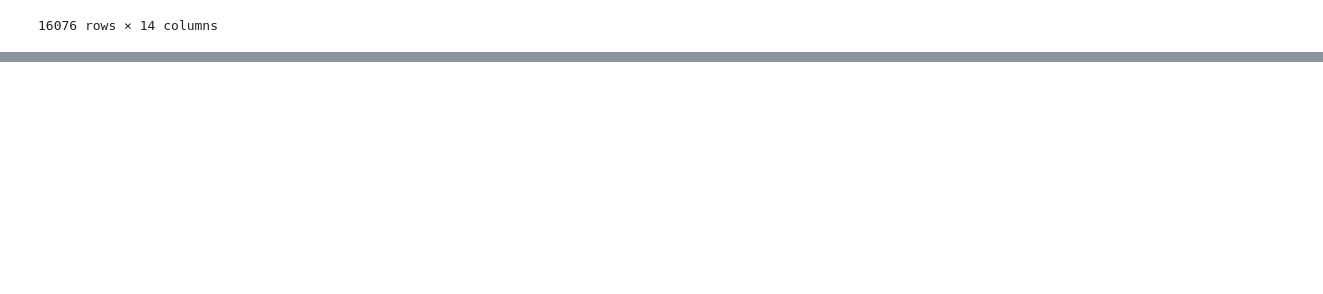
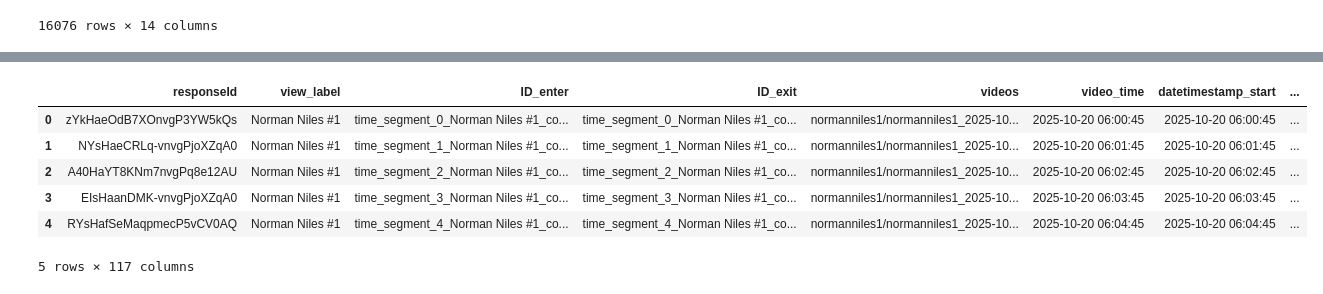
Before and after one commit to jasonosaj96/zindi_barbados_traffic_challenge, a Jupyter notebook: data_challenge/exploration.ipynb, the cells around one changed output, grey strips where cells are left out. Saved outputs shown, nothing was run; the diff lists cells and outputs as text; code cells hidden in the pictures; blank space fills up the shorter version.

```diff
--- a/data_challenge/exploration.ipynb
+++ b/data_challenge/exploration.ipynb
@@ -145,0 +51,9 @@ merged_df.columns.tolist()
+# %%
+# print each column and its top 10 unique values
+for column in merged_df.columns:
+    print(f"Column: {column}")
+    print(merged_df[column].value_counts().head(10).tolist())
+    print("\n")
+
+# parse the datetime column to datetime object
+merged_df['datetime'] = pd.to_datetime(merged_df['datetime'])
@@ -192,10 +130,3 @@ def classify_time_period(dt):
         period = 'night'
 
     return day_night, period, sunrise, sunset
-
-# Test with a sample datetime
-test_date = datetime(2025, 10, 20, 14, 30)
-day_night, period, sunrise, sunset = classify_time_period(test_date)
-print(f"Test: {test_date}")
-print(f"Sunrise: {sunrise}, Sunset: {sunset}")
-print(f"Day/Night: {day_night}, Period: {period}")
@@ -211,25 +133,27 @@ merged_df.head()
 # %%
-# Create a datetime column by combining date and time columns
-# Assuming your dataframe has 'date' and 'time' columns, adjust as needed
-# Example: merged_df['datetime'] = pd.to_datetime(merged_df['date'] + ' ' + merged_df['time'])
-
-# Apply the classification function to create new columns
 def apply_classification(row):
     """Apply time period classification to a dataframe row"""
     # Adjust this based on your actual datetime column
     # If you have separate date and time columns:
     # dt = pd.to_datetime(f"{row['date']} {row['time']}")
     # If you have a single datetime column:
     # dt = row['datetime']
 
     day_night, period, sunrise, sunset = classify_time_period(row['datetime'])
     return pd.Series({
         'day_night': day_night,
         'period_of_day': period,
         'sunrise': sunrise,
         'sunset': sunset
     })
 
-# Example: Apply to your dataframe
-# merged_df[['day_night', 'period_of_day', 'sunrise', 'sunset']] = merged_df.apply(apply_classification, axis=1)
-# merged_df.head()
+merged_df[['day_night', 'period_of_day', 'sunrise', 'sunset']] = merged_df.apply(apply_classification, axis=1)
+merged_df.head()
+# %% [output]
+|  | responseId | view_label | ID_enter | ID_exit | videos | video_time | datetimestamp_start | ... |
+| 0 | zYkHaeOdB7XOnvgP3YW5kQs | Norman Niles #1 | time_segment_0_Norman Niles #1_co... | time_segment_0_Norman Niles #1_co... | normanniles1/normanniles1_2025-10... | 2025-10-20 06:00:45 | 2025-10-20 06:00:45 | ... |
+| 1 | NYsHaeCRLq-vnvgPjoXZqA0 | Norman Niles #1 | time_segment_1_Norman Niles #1_co... | time_segment_1_Norman Niles #1_co... | normanniles1/normanniles1_2025-10... | 2025-10-20 06:01:45 | 2025-10-20 06:01:45 | ... |
+| 2 | A40HaYT8KNm7nvgPq8e12AU | Norman Niles #1 | time_segment_2_Norman Niles #1_co... | time_segment_2_Norman Niles #1_co... | normanniles1/normanniles1_2025-10... | 2025-10-20 06:02:45 | 2025-10-20 06:02:45 | ... |
+| 3 | EIsHaanDMK-vnvgPjoXZqA0 | Norman Niles #1 | time_segment_3_Norman Niles #1_co... | time_segment_3_Norman Niles #1_co... | normanniles1/normanniles1_2025-10... | 2025-10-20 06:03:45 | 2025-10-20 06:03:45 | ... |
+| 4 | RYsHafSeMaqpmecP5vCV0AQ | Norman Niles #1 | time_segment_4_Norman Niles #1_co... | time_segment_4_Norman Niles #1_co... | normanniles1/normanniles1_2025-10... | 2025-10-20 06:04:45 | 2025-10-20 06:04:45 | ... |
+5 rows × 117 columns
```
Also changed, not shown: parts of 13 cells of this notebook, 4 other files.
